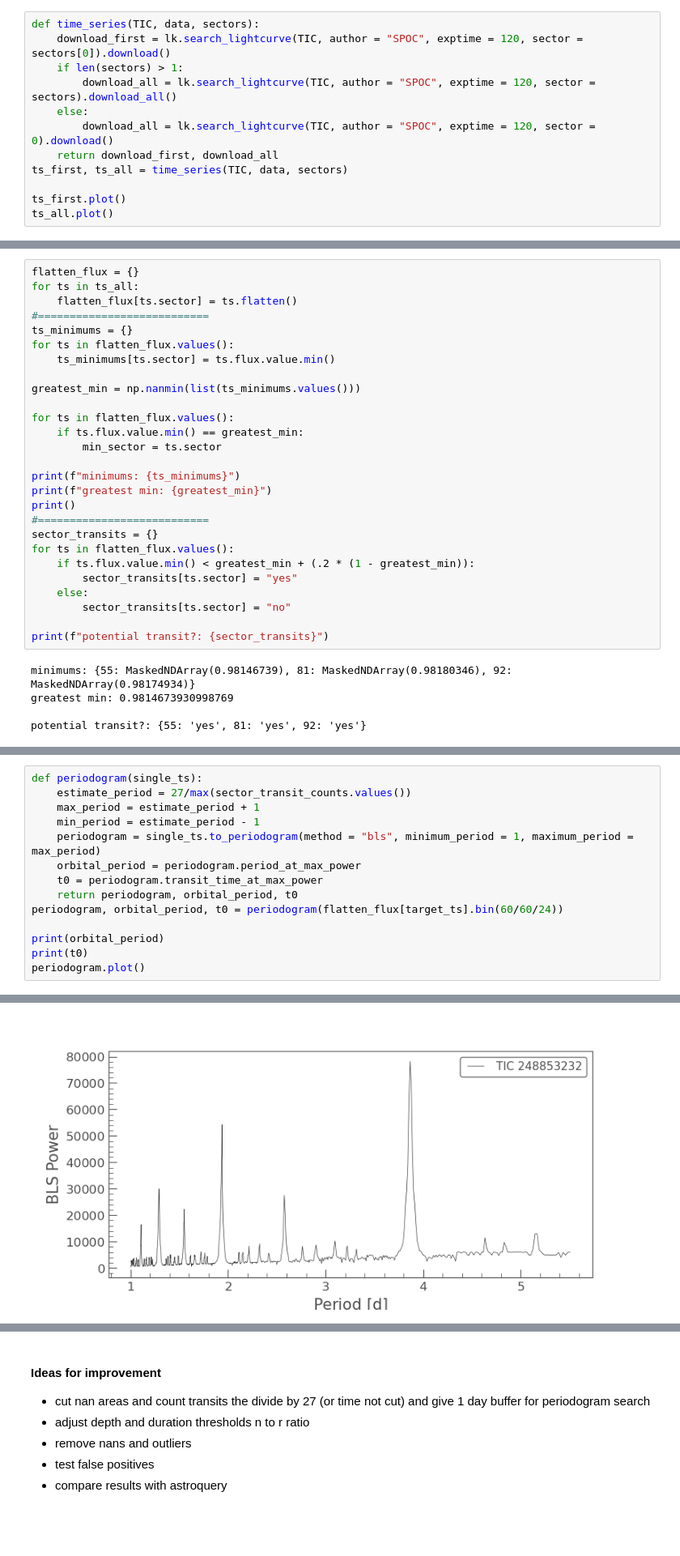
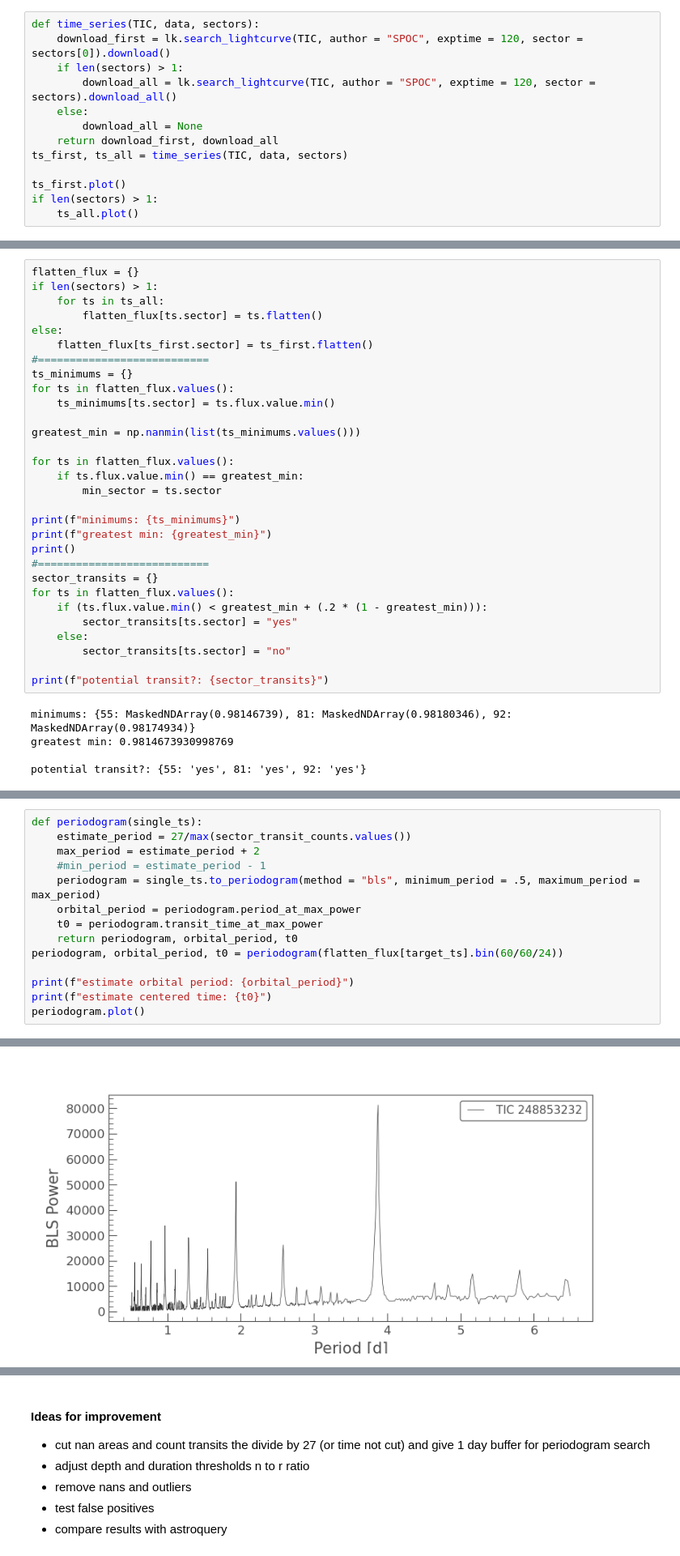
Before and after one commit to joshjmentzer/Lightkurve, a Jupyter notebook: Lightkurve_Project.ipynb, the cells around one changed output, grey strips where cells are left out. Shown at 81% size. Cells and saved outputs as stored; diff of their text form; blank space fills up the shorter version.

```diff
--- a/Lightkurve_Project.ipynb
+++ b/Lightkurve_Project.ipynb
@@ -63,10 +63,11 @@ def time_series(TIC, data, sectors):
     if len(sectors) > 1:
         download_all = lk.search_lightcurve(TIC, author = "SPOC", exptime = 120, sector = sectors).download_all()
     else:
-        download_all = lk.search_lightcurve(TIC, author = "SPOC", exptime = 120, sector = 0).download()
+        download_all = None
     return download_first, download_all
 ts_first, ts_all = time_series(TIC, data, sectors)
 
 ts_first.plot()
-ts_all.plot()
+if len(sectors) > 1:
+    ts_all.plot()
 # %% [output]
@@ -75,8 +75,11 @@ ts_all.plot()
 [figure]
 # %%
 flatten_flux = {}
-for ts in ts_all:
-    flatten_flux[ts.sector] = ts.flatten()
+if len(sectors) > 1:
+    for ts in ts_all:
+        flatten_flux[ts.sector] = ts.flatten()
+else:
+    flatten_flux[ts_first.sector] = ts_first.flatten()
 #===========================
 ts_minimums = {}
 for ts in flatten_flux.values():
@@ -94,7 +97,7 @@ print()
 #===========================
 sector_transits = {}
 for ts in flatten_flux.values():
-    if ts.flux.value.min() < greatest_min + (.2 * (1 - greatest_min)):
+    if (ts.flux.value.min() < greatest_min + (.2 * (1 - greatest_min))):
         sector_transits[ts.sector] = "yes"
     else:
         sector_transits[ts.sector] = "no"
@@ -146,15 +150,15 @@ estimate orbital period: 4.5
 # %%
 def periodogram(single_ts):
     estimate_period = 27/max(sector_transit_counts.values())
-    max_period = estimate_period + 1
-    min_period = estimate_period - 1
-    periodogram = single_ts.to_periodogram(method = "bls", minimum_period = 1, maximum_period = max_period)
+    max_period = estimate_period + 2
+    #min_period = estimate_period - 1
+    periodogram = single_ts.to_periodogram(method = "bls", minimum_period = .5, maximum_period = max_period)
     orbital_period = periodogram.period_at_max_power
     t0 = periodogram.transit_time_at_max_power
     return periodogram, orbital_period, t0
 periodogram, orbital_period, t0 = periodogram(flatten_flux[target_ts].bin(60/60/24))
 
-print(orbital_period)
-print(t0)
+print(f"estimate orbital period: {orbital_period}")
+print(f"estimate centered time: {t0}")
 periodogram.plot()
 # %% [output]
@@ -163,3 +167,3 @@ periodogram.plot()
 <Axes: xlabel='Period [$\\mathrm{d}$]', ylabel='BLS Power'>
-[figure, old version]
+[figure, new version]
 # %%
```
Also changed, not shown: parts of 7 cells of this notebook.
